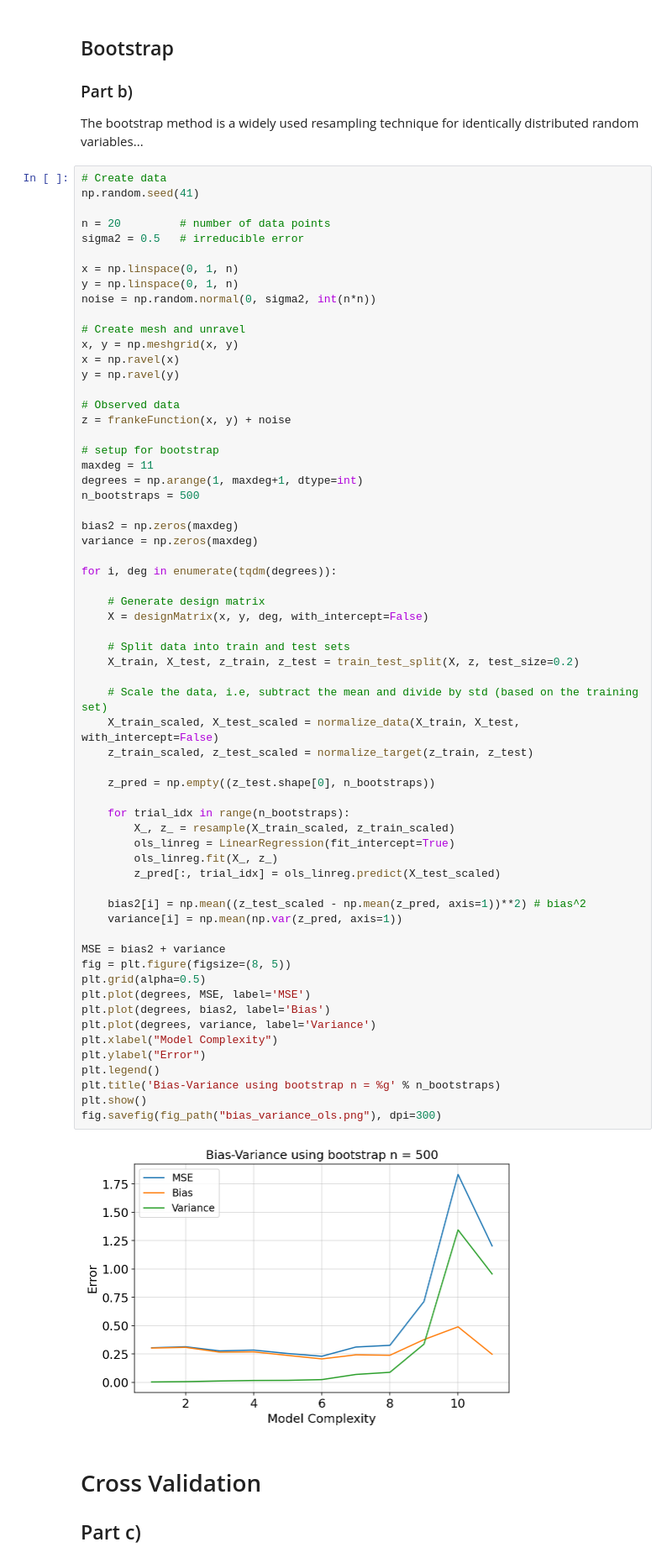
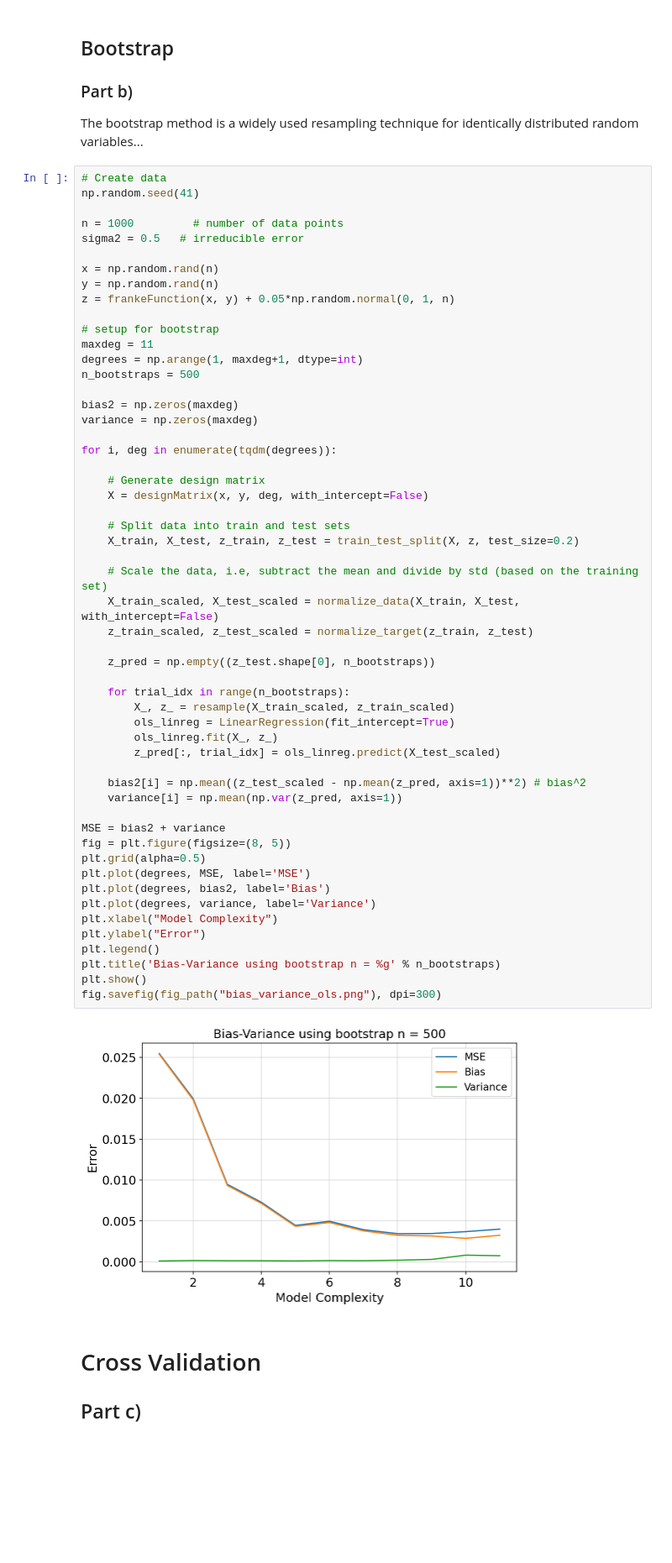
Before and after one commit to erikasan/fys-stk, a Jupyter notebook: project1/fysstk_p1_with_mylearn.ipynb, the cells around one changed output. Shown at 84% size. Cells and saved outputs as stored; diff of their text form; blank space fills up the shorter version.

```diff
--- a/project1/fysstk_p1_with_mylearn.ipynb
+++ b/project1/fysstk_p1_with_mylearn.ipynb
@@ -262,20 +265,12 @@ The bootstrap method is a widely used resampling technique for identically distr
 # Create data
 np.random.seed(41)
 
-n = 20         # number of data points
+n = 1000         # number of data points
 sigma2 = 0.5   # irreducible error
 
-x = np.linspace(0, 1, n)
-y = np.linspace(0, 1, n)
-noise = np.random.normal(0, sigma2, int(n*n))
-
-# Create mesh and unravel
-x, y = np.meshgrid(x, y)
-x = np.ravel(x)
-y = np.ravel(y)
-
-# Observed data
-z = frankeFunction(x, y) + noise
+x = np.random.rand(n)
+y = np.random.rand(n)
+z = frankeFunction(x, y) + 0.05*np.random.normal(0, 1, n)
 
 # setup for bootstrap
 maxdeg = 11
@@ -294,34 +289,34 @@ for i, deg in enumerate(tqdm(degrees)):
     X_train, X_test, z_train, z_test = train_test_split(X, z, test_size=0.2)
 
     # Scale the data, i.e, subtract the mean and divide by std (based on the training set)
     X_train_scaled, X_test_scaled = normalize_data(X_train, X_test, with_intercept=False)
     z_train_scaled, z_test_scaled = normalize_target(z_train, z_test)
 
     z_pred = np.empty((z_test.shape[0], n_bootstraps))
 
     for trial_idx in range(n_bootstraps):
         X_, z_ = resample(X_train_scaled, z_train_scaled)
         ols_linreg = LinearRegression(fit_intercept=True)
         ols_linreg.fit(X_, z_)
         z_pred[:, trial_idx] = ols_linreg.predict(X_test_scaled)
 
     bias2[i] = np.mean((z_test_scaled - np.mean(z_pred, axis=1))**2) # bias^2
     variance[i] = np.mean(np.var(z_pred, axis=1))
 
 MSE = bias2 + variance
 fig = plt.figure(figsize=(8, 5))
 plt.grid(alpha=0.5)
 plt.plot(degrees, MSE, label='MSE')
 plt.plot(degrees, bias2, label='Bias')
 plt.plot(degrees, variance, label='Variance')
 plt.xlabel("Model Complexity")
 plt.ylabel("Error")
 plt.legend()
 plt.title('Bias-Variance using bootstrap n = %g' % n_bootstraps)
 plt.show()
 fig.savefig(fig_path("bias_variance_ols.png"), dpi=300)
 # %% [output]
-[figure, old version]
+[figure, new version]
 # %% [markdown]
 # Cross Validation
 
```
Also changed, not shown: parts of 4 cells of this notebook.
